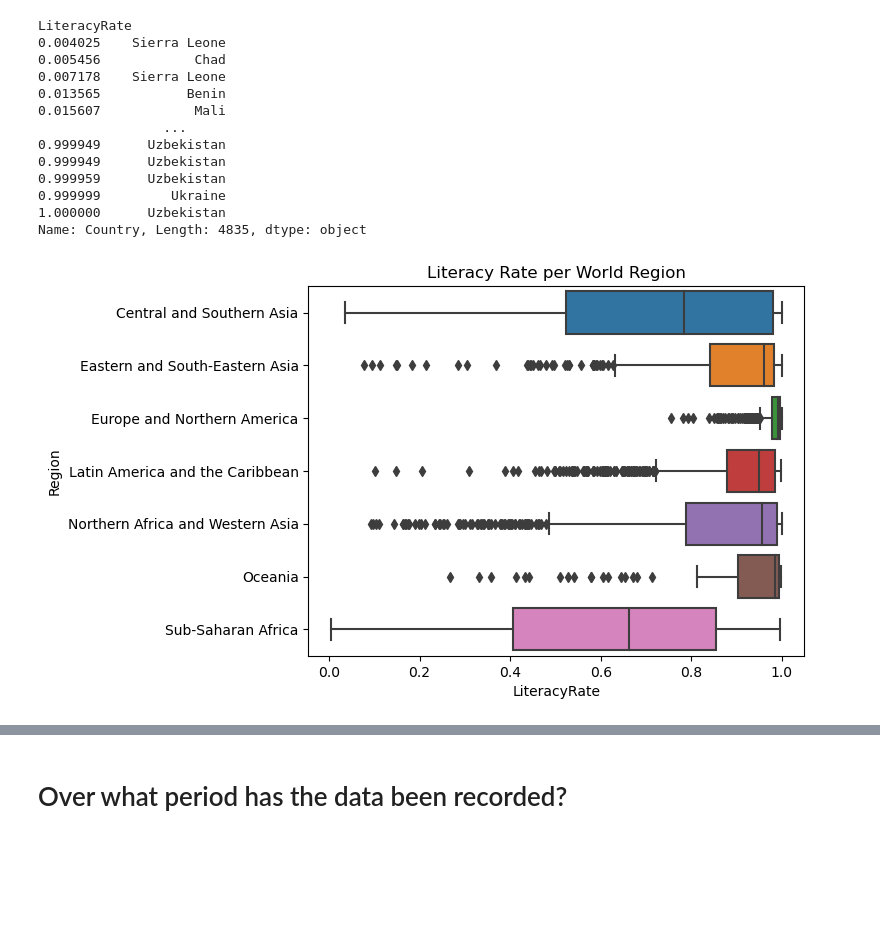
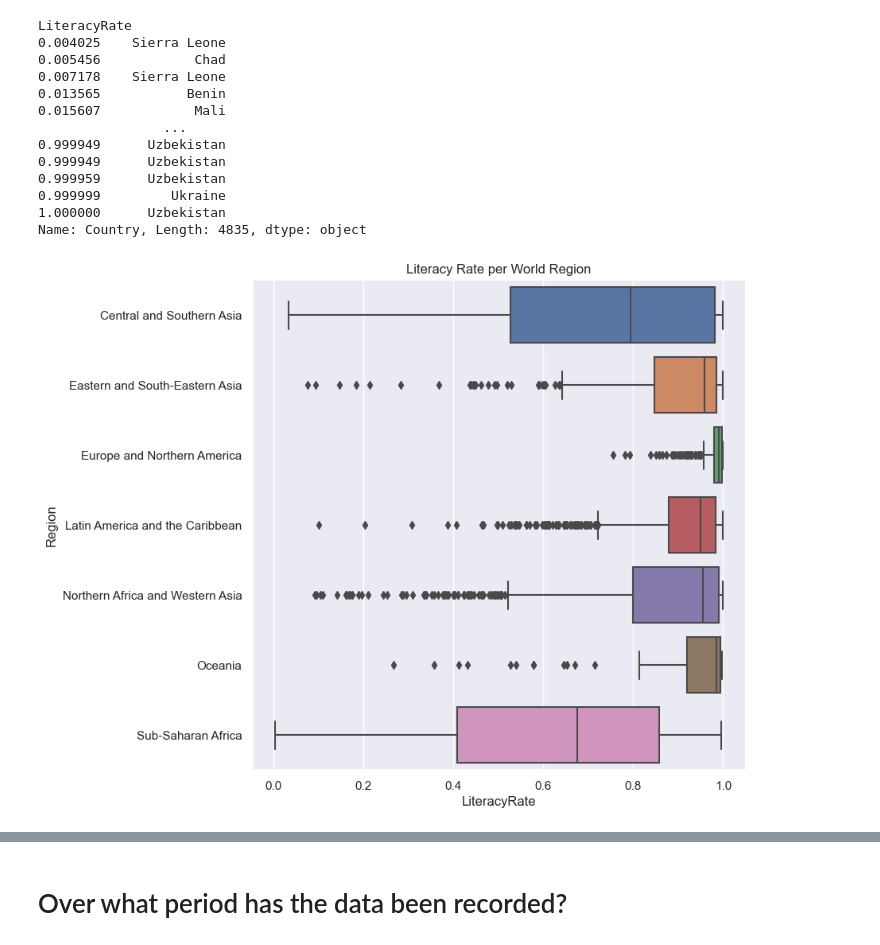
Before and after one commit to Saluca/Literacy-Data, a Jupyter notebook: LiteracyData.ipynb, the cells around one changed output, grey strips where cells are left out. Saved outputs shown, nothing was run; the diff lists cells and outputs as text; code cells hidden in the pictures; blank space fills up the shorter version.

Commit message:
Update LiteracyData.ipynb
Deleted comments.Resized first boxplot.

Removed 45° x label boxplot.

```diff
--- a/LiteracyData.ipynb
+++ b/LiteracyData.ipynb
@@ -50,11 +50,8 @@ LiteracyRate
 Name: Country, Length: 4835, dtype: object
 # %%
 sns.boxplot(data=literacy, x='LiteracyRate',y='Region').set(title = 'Literacy Rate per World Region')
+sns.set(rc={'figure.figsize':(8,8)})
 plt.show()
 plt.close()
-# So this averages lit rate across all years.
-#Then we want max and min year- so then we can break this graph by year, like we did below
-#Then we can do by year and by gender 2x2 type table
-# Further we can maybe break it down by countries in each region? BY YEAR? BY GENDER? Or is this data dredging?
 # %% [output]
-[figure, old version]
+[figure, new version]
```
Also changed, not shown: parts of 7 cells of this notebook.
